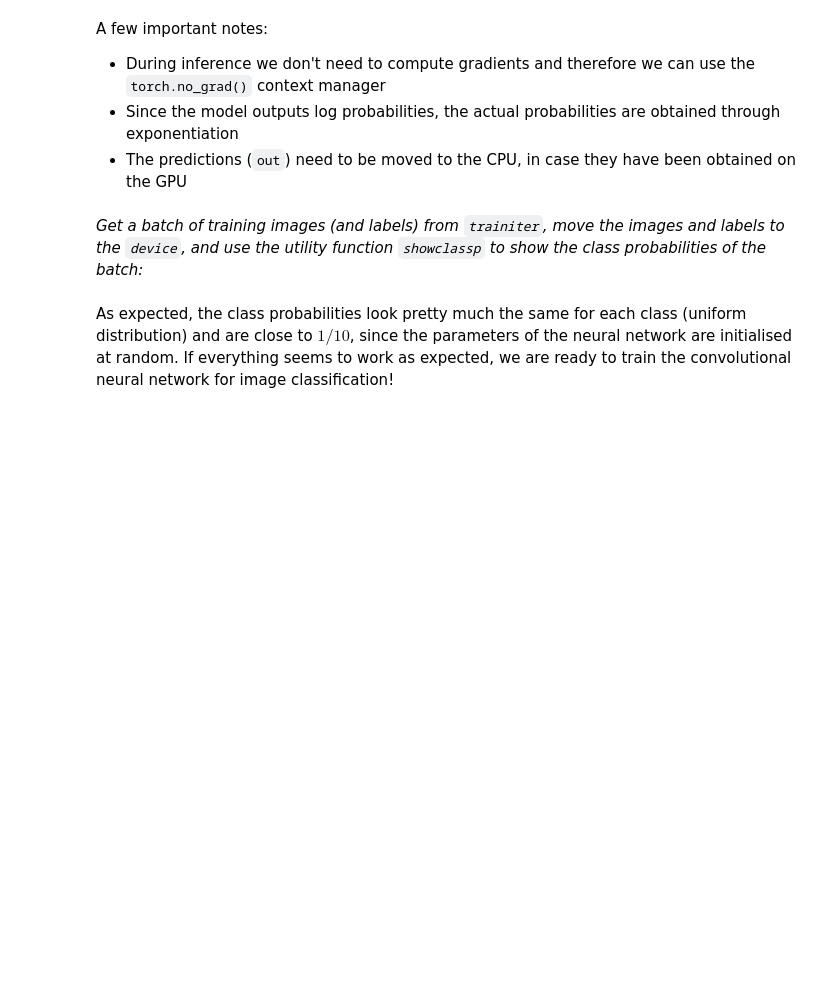
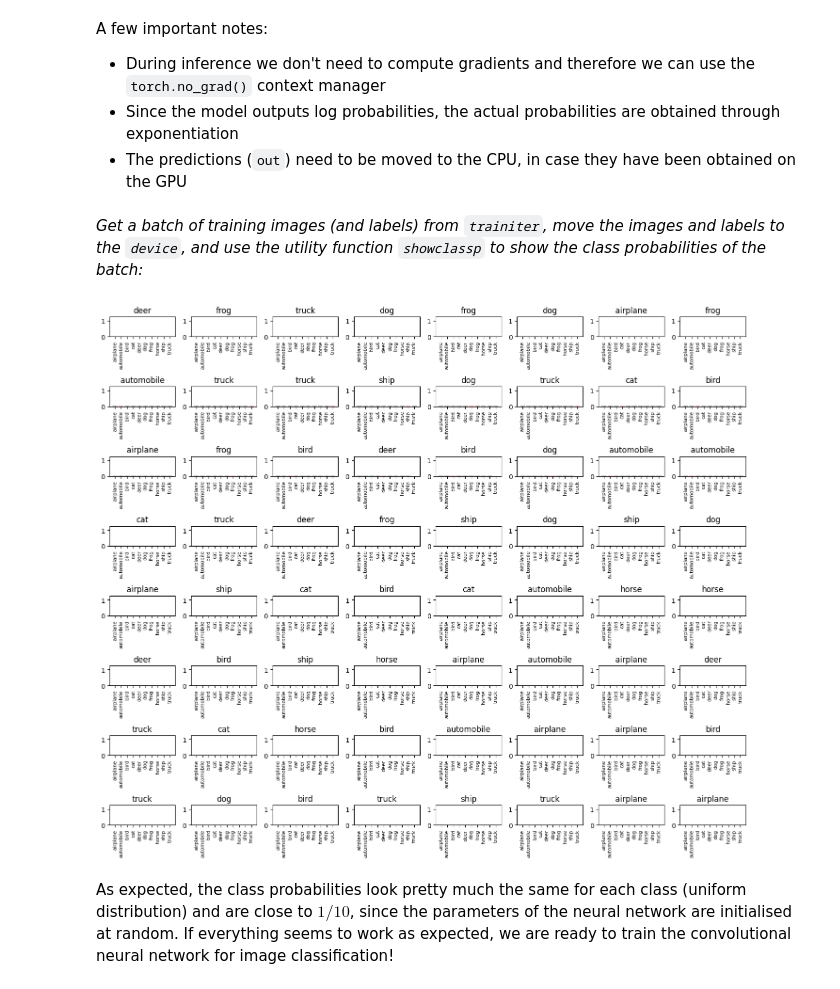
Before and after one commit to ursho2552/pytorch-training, a Jupyter notebook: notebooks/cnn/CNN_Image_Classification_CIFAR-10.ipynb, the cells around one changed output. Drawn from its saved outputs; the diff is of its cells as text; code cells hidden in the pictures; blank space fills up the shorter version.

```diff
--- a/notebooks/cnn/CNN_Image_Classification_CIFAR-10.ipynb
+++ b/notebooks/cnn/CNN_Image_Classification_CIFAR-10.ipynb
@@ -166,21 +172,26 @@ class CNN(nn.Module):
     def __init__(self):
         super().__init__()
 
-        # TODO
-        self.conv1 =
+        # Define layers with input_channel, output_channel, and kernel size
+        self.conv1 = nn.Conv2d(3, 16, 3, padding='same')
 
         # TODO
-        self.conv2 =
+        self.conv2 = nn.Conv2d(16, 32, 3, padding='same')
 
         # TODO
-        self.conv3 =
+        self.conv3 = nn.Conv2d(32, 64, 3, padding='same')
 
         # TODO
-        self.pool =
+        self.pool = nn.Sequential(
+            nn.MaxPool2d(2),
+            nn.ReLU())
 
         # TODO
-        self.fc1 =
-        self.fc2 =
+        self.fc1 = nn.Sequential(
+            nn.Linear(1024, 512),
+            nn.ReLU())
+
+        self.fc2 = nn.Linear(512, 10)
 
     def forward(self, x):
 
@@ -189,7 +200,7 @@ class CNN(nn.Module):
 
         # Apply first convolution and activation
         # TODO
-        x =
+        x = self.conv1(x)
 
         # First convolution goes from 3 to 16 channels
         # With padding=1 and kernel_size=3 image size is preserved
@@ -197,13 +208,13 @@ class CNN(nn.Module):
 
         # Apply pooling
         # TODO
-        x =
+        x = self.pool(x)
 
         assert x.shape == (64, 16, 16, 16)
 
         # Apply second convolution and activation
         # TODO
-        x =
+        x = self.conv2(x)
 
         # First convolution goes from 16 to 32 channels
         # With padding=1 and kernel_size=3 image size is preserved
@@ -211,13 +222,13 @@ class CNN(nn.Module):
 
         # Apply pooling
         # TODO
-        x =
+        x = self.pool(x)
 
         assert x.shape == (64, 32, 8, 8)
 
         # Apply third convolution and activation
         # TODO
-        x =
+        x = self.conv3(x)
 
         # First convolution goes from 32 to 64 channels
         # With padding=1 and kernel_size=3 image size is preserved
@@ -225,7 +236,7 @@ class CNN(nn.Module):
 
         # Apply pooling
         # TODO
-        x =
+        x = self.pool(x)
 
         assert x.shape == (64, 64, 4, 4)
 
@@ -236,13 +247,14 @@ class CNN(nn.Module):
 
         # Apply first fully connected layer and activation
         # TODO
-        x =
+        x = self.fc1(x)
 
         assert x.shape == (64, 512)
 
         # Apply second fully connected layer and log_softmax
         # TODO
-        x =
+        x = self.fc2(x)
+        x = F.log_softmax(x, dim=1)
 
         assert x.shape == (64, 10)
 
@@ -294,12 +327,12 @@ def showclassp(images, labels, model, misclassified=False):
 
     with torch.no_grad():
             # Perform a forward pass of the batch of `images`
-            # TODO
-            out =
+            # output of the model should be a (64, 10) for the batch size 64 and 10 classes
+            out = model(images.to(0))
 
             # Compute class probabilities
             # TODO
-            p =
+            p = 10**out
 
             # Move the probability tensor to the CPU and convert to numpy array
             p = p.cpu().numpy()
@@ -338,13 +371,15 @@ A few important notes:
 # %%
 # Get a batch from `trainiter`
 images, labels = next(trainiter)
 
 # Move images and labels to the device
 # TODO
-images, labels =
+images, labels = images.to(0), labels.to(0)
 
 # Show class probabilities using the utility function defined above
 showclassp(images, labels, model)
+# %% [output]
+[figure, added]
 # %% [markdown]
 As expected, the class probabilities look pretty much the same for each class (uniform distribution) and are close to
 $1/10$, since the parameters of the neural network are initialised at random. If everything seems to work as expected, we are ready to train the convolutional neural network for image classification!
```
Also changed, not shown: parts of 15 cells of this notebook, 2 other files.
